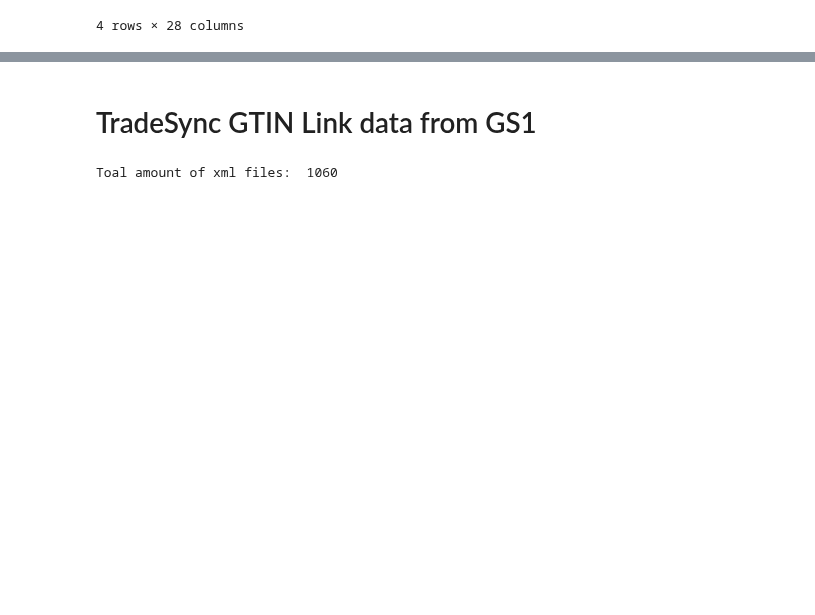
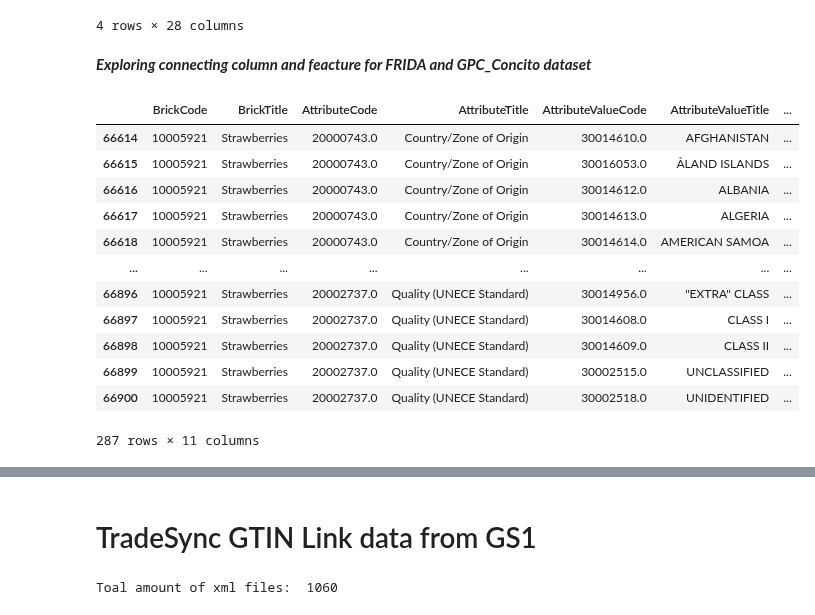
Before and after one commit to mrchapagain/ConsumerDataAnalytics, a Jupyter notebook: Data_Exploration.ipynb, the cells around one changed output, grey strips where cells are left out. Saved outputs shown, nothing was run; the diff lists cells and outputs as text; code cells hidden in the pictures; blank space fills up the shorter version.

```diff
--- a/Data_Exploration.ipynb
+++ b/Data_Exploration.ipynb
@@ -267,3 +287,21 @@ combine_gpc_climate_dataset.head(2).append(combine_gpc_climate_dataset.tail(2))
 | 227356 | 77000000 | Vehicle | 77030000 | Cars and Motorcycles | 77030200 | Motorcycles/ All Terrain Vehicles... | 10006773 | Utility Task Vehicles (UTVs)/ Rec... | ... |
 | 227357 | 77000000 | Vehicle | 77050000 | Specialty Vehicles | 77050100 | Specialty Vehicles | 10008050 | Specialty Vehicles | ... |
 4 rows × 28 columns
+# %% [markdown]
+***Exploring connecting column and feacture for FRIDA and GPC_Concito dataset***
+# %%
+combine_gpc_climate_dataset[combine_gpc_climate_dataset.Product_dk == "Jordbær, rå"].iloc[:, 6:17]
+# %% [output]
+|  | BrickCode | BrickTitle | AttributeCode | AttributeTitle | AttributeValueCode | AttributeValueTitle | ... |
+| 66614 | 10005921 | Strawberries | 20000743.0 | Country/Zone of Origin | 30014610.0 | AFGHANISTAN | ... |
+| 66615 | 10005921 | Strawberries | 20000743.0 | Country/Zone of Origin | 30016053.0 | ÅLAND ISLANDS | ... |
+| 66616 | 10005921 | Strawberries | 20000743.0 | Country/Zone of Origin | 30014612.0 | ALBANIA | ... |
+| 66617 | 10005921 | Strawberries | 20000743.0 | Country/Zone of Origin | 30014613.0 | ALGERIA | ... |
+| 66618 | 10005921 | Strawberries | 20000743.0 | Country/Zone of Origin | 30014614.0 | AMERICAN SAMOA | ... |
+| ... | ... | ... | ... | ... | ... | ... | ... |
+| 66896 | 10005921 | Strawberries | 20002737.0 | Quality (UNECE Standard) | 30014956.0 | "EXTRA" CLASS | ... |
+| 66897 | 10005921 | Strawberries | 20002737.0 | Quality (UNECE Standard) | 30014608.0 | CLASS I | ... |
+| 66898 | 10005921 | Strawberries | 20002737.0 | Quality (UNECE Standard) | 30014609.0 | CLASS II | ... |
+| 66899 | 10005921 | Strawberries | 20002737.0 | Quality (UNECE Standard) | 30002515.0 | UNCLASSIFIED | ... |
+| 66900 | 10005921 | Strawberries | 20002737.0 | Quality (UNECE Standard) | 30002518.0 | UNIDENTIFIED | ... |
+287 rows × 11 columns
```
Also changed, not shown: parts of 8 cells of this notebook.
